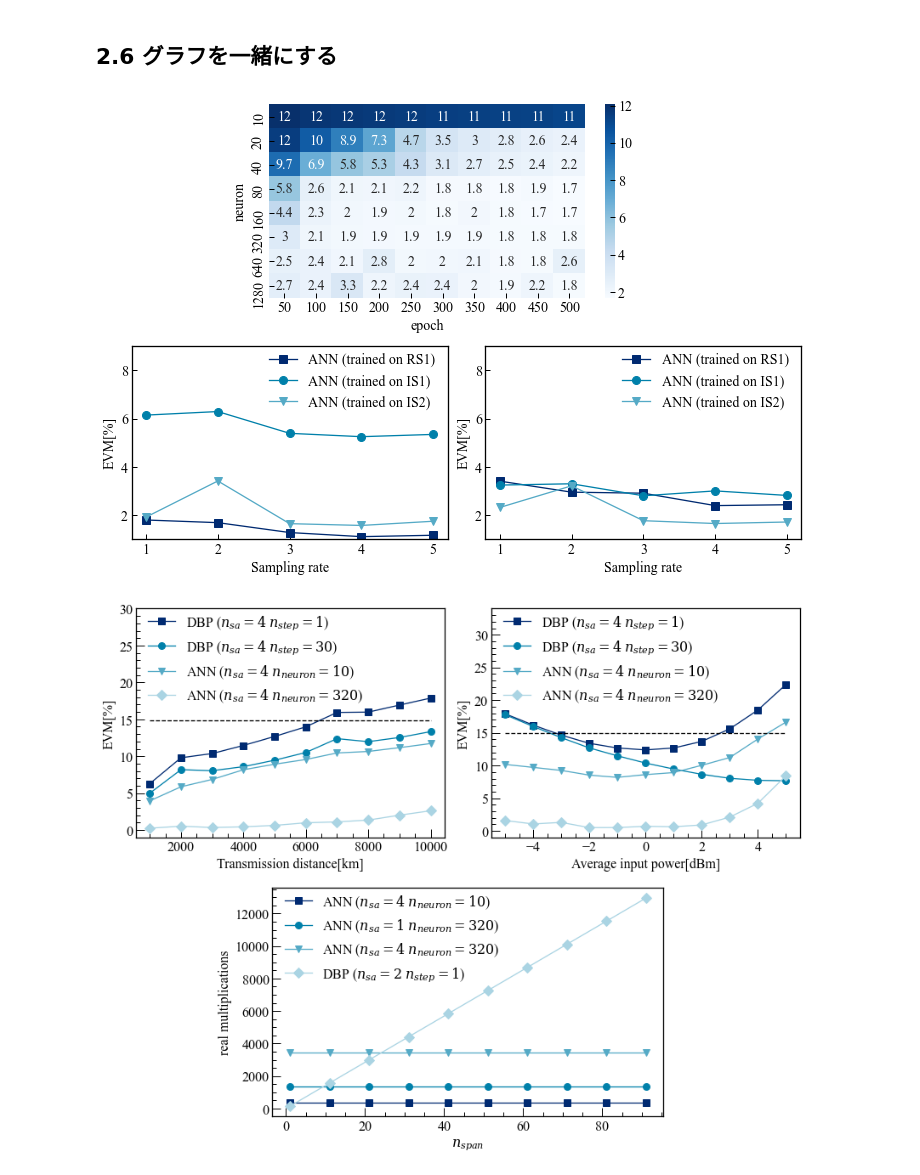
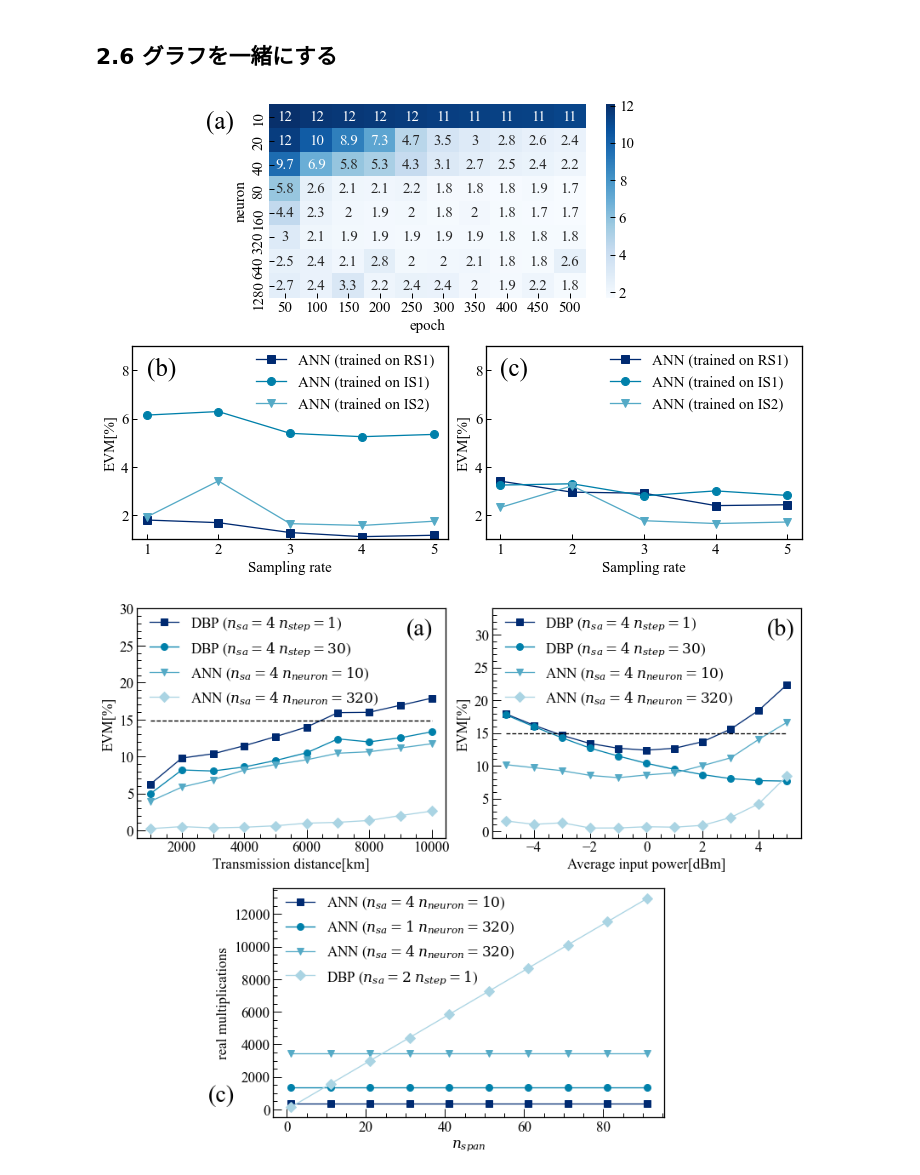
Before and after one commit to n-nooobu/nonlinear_compensation_using_neural_networks, a Jupyter notebook: src/visualization_paper.ipynb, the cells around one changed output. Drawn from its saved outputs; the diff is of its cells as text; code cells hidden in the pictures.

```diff
--- a/src/visualization_paper.ipynb
+++ b/src/visualization_paper.ipynb
@@ -536,7 +536,7 @@ def display_constellation(nnc, y):
 plt.rcParams["font.family"] = "Times New Roman" # フォント
 plt.rcParams["mathtext.fontset"] = 'dejavuserif' # 数式フォント 'dejavusans', 'dejavuserif', 'cm', 'stix', 'stixsans', 'custom'
 plt.rcParams["mathtext.default"] = 'it' # 数式フォントをイタリックにする
-plt.rcParams["font.size"] = 14 # フォントの大きさ
+plt.rcParams["font.size"] = 15 # フォントの大きさ
 plt.rcParams["lines.markersize"] = 8 # マーカーの大きさ
 plt.rcParams["lines.linewidth"] = 1.3 # 線の太さ
 plt.rcParams["xtick.direction"] = "in" # x軸の目盛線が内向き('in')か外向き('out')か双方向か('inout')
@@ -775,7 +779,6 @@ for i, L in enumerate(tqdm(Ls)):
     evms_L_t0[1, i] = dbp_evm1[i]
 
     model_info_ann['Lmax'] = L
-    model_info_cvnn['Lmax'] = L
 
     model_info_ann['neuron'] = 10
     x_test, y_test = prepare_input(model_info_ann, signal_info_test0, tap, PdBm)
@@ -890,14 +892,17 @@ shapes = ['-s', '-o', '-v', '-D']
 colors = [[cm(4)[0], cm(4)[1], cm(4)[2]], [cm(6)[0], cm(6)[1], cm(6)[2]], [cm(7)[0], cm(7)[1], cm(7)[2]], [cm(8)[0], cm(8)[1], cm(8)[2]]]
 
 sns.heatmap(evms_grid_df, cmap='Blues', annot=True, ax=ax0)
+ax0.text(-2, 1, '(a)', color='black', fontsize=25)
 ax0.set_xlabel('epoch')
 ax0.set_ylabel('neuron')
-ax0.collections[0].colorbar;
+ax0.collections[0].colorbar
 
 legends = ['ANN (trained on RS1)', 'ANN (trained on IS1)', 'ANN (trained on IS2)']
 for i in range(3):
     ax1.plot(samplings, evms_ann_t0[i], shapes[i], color=colors[i], label=legends[i])
     ax2.plot(samplings, evms_ann_t1[i], shapes[i], color=colors[i], label=legends[i])
+ax1.text(1, 7.8, '(b)', color='black', fontsize=25)
+ax2.text(1, 7.8, '(c)', color='black', fontsize=25)
 ax1.legend(bbox_to_anchor=(1, 1.03), loc='upper right', frameon=False)
 ax1.set_xlabel('Sampling rate')
 ax1.set_ylabel('EVM[%]')
@@ -913,10 +918,12 @@ plt.rcParams["xtick.minor.visible"] = True # x軸補助目盛り有効化
 plt.rcParams["ytick.minor.visible"] = True # y軸補助目盛り有効化
 plt.rcParams["xtick.major.size"] = 10 # x軸主目盛り線の長さ
 plt.rcParams["ytick.major.size"] = 10 # y軸主目盛り線の長さ
+
+plt.savefig("../fig/fig000.png", format="png", dpi=300)
 # %% [output]
-[figure, old version]
+[figure, new version]
 # %%
-plt.rcParams["font.size"] = 16 # フォントの大きさ
+plt.rcParams["font.size"] = 17 # フォントの大きさ
 
 cm = plt.get_cmap('ocean', 10)
 fig = plt.figure(figsize=(14, 11))
@@ -928,31 +935,36 @@ colors = [[cm(4)[0], cm(4)[1], cm(4)[2]], [cm(6)[0], cm(6)[1], cm(6)[2]], [cm(7)
 
 legends = ['DBP ($n_{sa}=4$ $n_{step}=1$)', 'DBP ($n_{sa}=4$ $n_{step}=30$)', 'ANN ($n_{sa}=4$ $n_{neuron}=10$)', 'ANN ($n_{sa}=4$ $n_{neuron}=320$)']
 for i in range(4):
     ax0.plot(Ls, evms_L_t0[i], shapes[i], color=colors[i], label=legends[i])
 ax0.plot(Ls, [base] * 10, '--', color='k')
+ax0.text(9200, 26.5, '(a)', color='black', fontsize=28)
 ax0.legend(bbox_to_anchor=(0, 1.03), loc='upper left', frameon=False)
 ax0.set_xlabel('Transmission distance[km]')
 ax0.set_ylabel('EVM[%]')
 ax0.set_ylim((-1, 30))
 
 for i in range(4):
     ax1.plot(PdBms, evms_PdBm_t0[i], shapes[i], color=colors[i], label=legends[i])
 ax1.plot(PdBms, [base] * 11, '--', color='k')
+ax1.text(4.3, 30, '(b)', color='black', fontsize=28)
 ax1.legend(bbox_to_anchor=(0, 1.03), loc='upper left', frameon=False)
 ax1.set_xlabel('Average input power[dBm]')
 ax1.set_ylabel('EVM[%]')
 ax1.set_ylim((-1, 34))
 
 ax2.plot(span, ann_nsa4_neuron10, shapes[0], color=colors[0], label='ANN ($n_{sa}=4$ $n_{neuron}=10$)')
 ax2.plot(span, ann_nsa1_neuron320, shapes[1], color=colors[1], label='ANN ($n_{sa}=1$ $n_{neuron}=320$)')
 ax2.plot(span, ann_nsa4_neuron320, shapes[2], color=colors[2], label='ANN ($n_{sa}=4$ $n_{neuron}=320$)')
 ax2.plot(span, dbp, shapes[3], color=colors[3], label='DBP ($n_{sa}=2$ $n_{step}=1$)')
+ax2.text(-20, 500, '(c)', color='black', fontsize=28)
 ax2.legend(bbox_to_anchor=(0, 1.03), loc='upper left', frameon=False)
 ax2.set_xlabel('$n_{span}$')
 ax2.set_ylabel('real multiplications')
 
 plt.subplots_adjust(wspace=0.15, hspace=0.22)
 
 plt.rcParams["font.size"] = 14 # フォントの大きさ
+
+plt.savefig("../fig/fig001.png", format="png", dpi=300)
 # %% [output]
-[figure, old version]
+[figure, new version]
```
Also changed, not shown: parts of 11 cells of this notebook, 2 other files.
